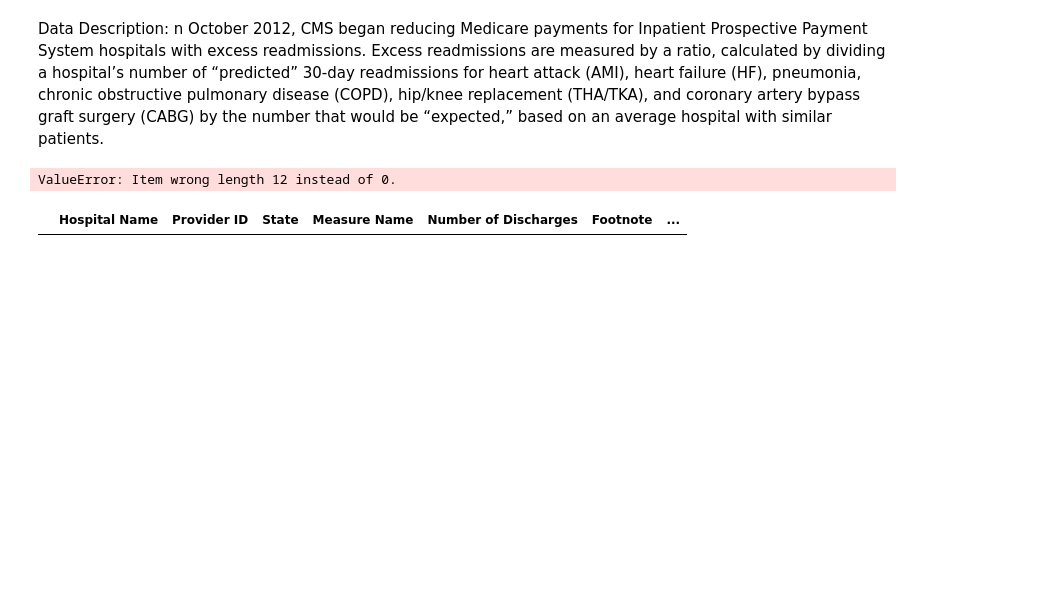
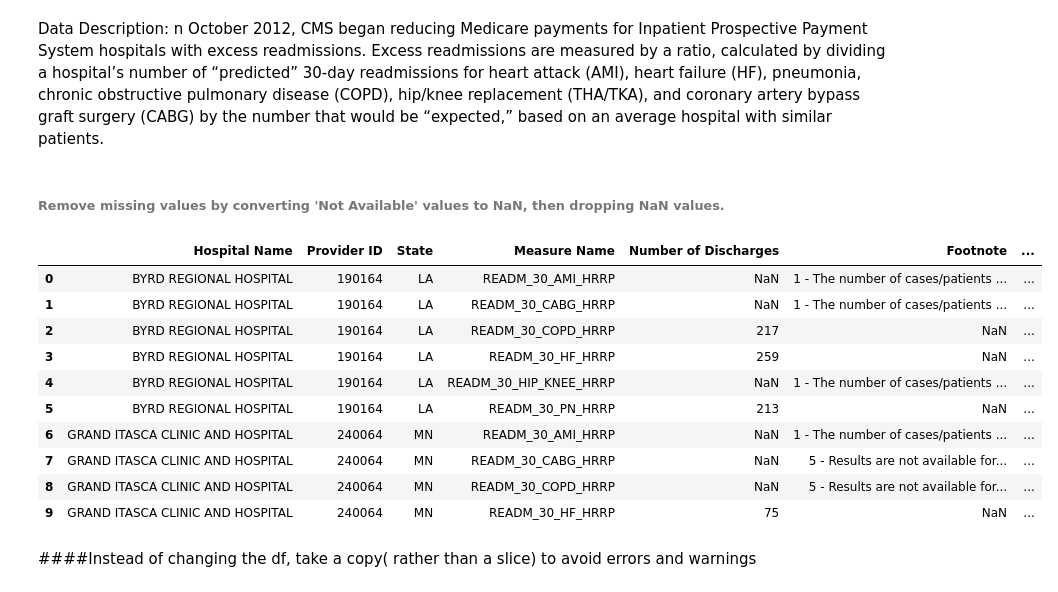
Before and after one commit to kathieking/Thinkful, a Jupyter notebook: check12_2_assignment.ipynb, the cells around one changed output. Drawn from its saved outputs; the diff is of its cells as text; code cells hidden in the pictures; blank space fills up the shorter version.

```diff
--- a/check12_2_assignment.ipynb
+++ b/check12_2_assignment.ipynb
@@ -28,12 +21,21 @@ import seaborn as sns
 %matplotlib inline
 # %%
 df = pd.read_csv(r'C:\Users\katec\Thinkful\data_collections\Hospital_Readmissions_Reduction_Program.csv')
-# %%
-searchfor = ['Not Available']
-df = df[~df.columns.str.contains('|'.join(searchfor))]
-# %% [output]
-ValueError: Item wrong length 12 instead of 0.
+# %% [markdown]
+###### Remove missing values by converting 'Not Available' values to NaN, then dropping NaN values.
+# %%
+df_with_nans = df.applymap(lambda elem: float('NaN') if elem == "Not Available" else elem)
 # %%
-df.head(10)
+df_with_nans.head(10)
 # %% [output]
 |  | Hospital Name | Provider ID | State | Measure Name | Number of Discharges | Footnote | ... |
+| 0 | BYRD REGIONAL HOSPITAL | 190164 | LA | READM_30_AMI_HRRP | NaN | 1 - The number of cases/patients ... | ... |
+| 1 | BYRD REGIONAL HOSPITAL | 190164 | LA | READM_30_CABG_HRRP | NaN | 1 - The number of cases/patients ... | ... |
+| 2 | BYRD REGIONAL HOSPITAL | 190164 | LA | READM_30_COPD_HRRP | 217 | NaN | ... |
+| 3 | BYRD REGIONAL HOSPITAL | 190164 | LA | READM_30_HF_HRRP | 259 | NaN | ... |
+| 4 | BYRD REGIONAL HOSPITAL | 190164 | LA | READM_30_HIP_KNEE_HRRP | NaN | 1 - The number of cases/patients ... | ... |
+| 5 | BYRD REGIONAL HOSPITAL | 190164 | LA | READM_30_PN_HRRP | 213 | NaN | ... |
+| 6 | GRAND ITASCA CLINIC AND HOSPITAL | 240064 | MN | READM_30_AMI_HRRP | NaN | 1 - The number of cases/patients ... | ... |
+| 7 | GRAND ITASCA CLINIC AND HOSPITAL | 240064 | MN | READM_30_CABG_HRRP | NaN | 5 - Results are not available for... | ... |
+| 8 | GRAND ITASCA CLINIC AND HOSPITAL | 240064 | MN | READM_30_COPD_HRRP | NaN | 5 - Results are not available for... | ... |
+| 9 | GRAND ITASCA CLINIC AND HOSPITAL | 240064 | MN | READM_30_HF_HRRP | 75 | NaN | ... |
@@ -46,0 +42,2 @@ womendinnertip = tips.loc[(tips['sex']=='Female')&(tips['time']=='Dinner'),'tip'
+# %% [markdown]
+####Instead of changing the df, take a copy( rather than a slice) to avoid errors and warnings
```
Also changed, not shown: parts of 18 cells of this notebook.
